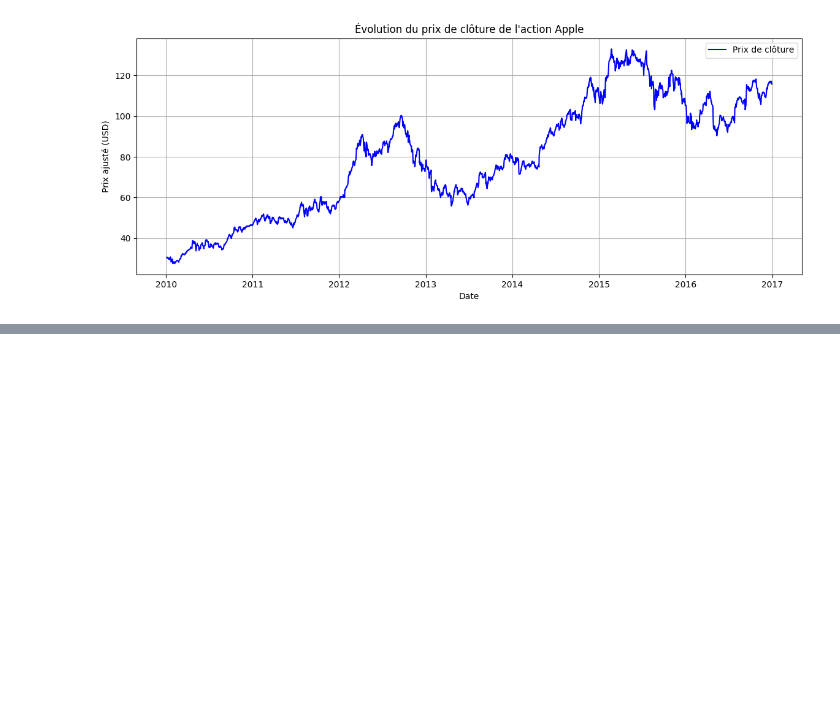
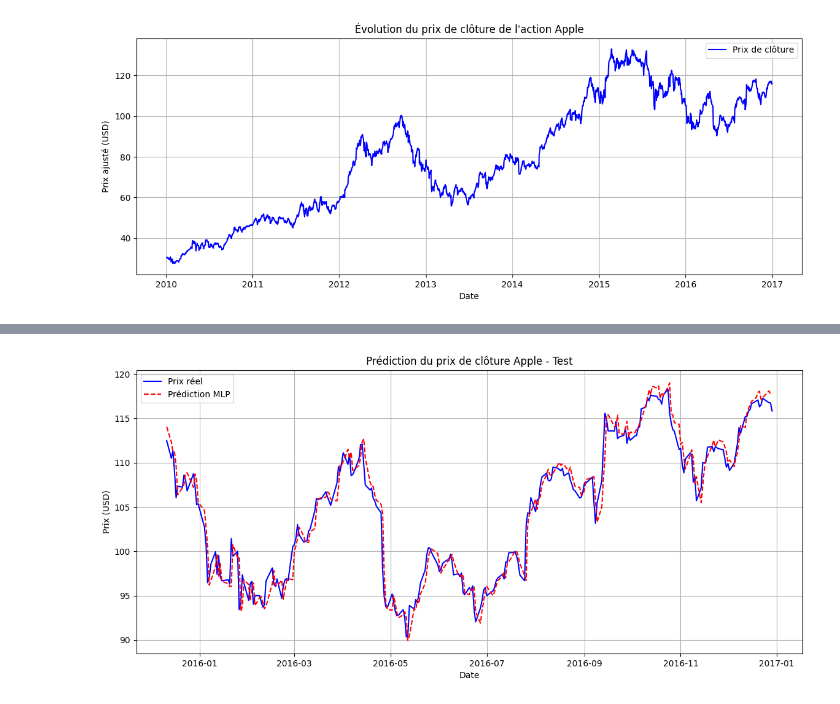
Before and after one commit to Ossel14/atelier1-deeplearning, a Jupyter notebook: notebooks/01_regression_nyse.ipynb, the cells around one changed output, grey strips where cells are left out. Drawn from its saved outputs; the diff is of its cells as text; code cells hidden in the pictures; blank space fills up the shorter version.

```diff
--- a/notebooks/01_regression_nyse.ipynb
+++ b/notebooks/01_regression_nyse.ipynb
@@ -266,0 +754,29 @@ Nombre d'observations Apple : 1762
+# %%
+# Dates correspondant au jeu de test
+test_dates = data["date"].iloc[val_end:]
+
+plt.figure(figsize=(14, 6))
+
+plt.plot(
+    test_dates,
+    y_test,
+    label="Prix réel",
+    color="blue"
+)
+
+plt.plot(
+    test_dates,
+    y_pred_test,
+    label="Prédiction MLP",
+    color="red",
+    linestyle="--"
+)
+
+plt.title("Prédiction du prix de clôture Apple - Test")
+plt.xlabel("Date")
+plt.ylabel("Prix (USD)")
+plt.legend()
+plt.grid(True)
+plt.show()
+# %% [output]
+[figure, added]
```
Also changed, not shown: parts of 36 cells of this notebook.
